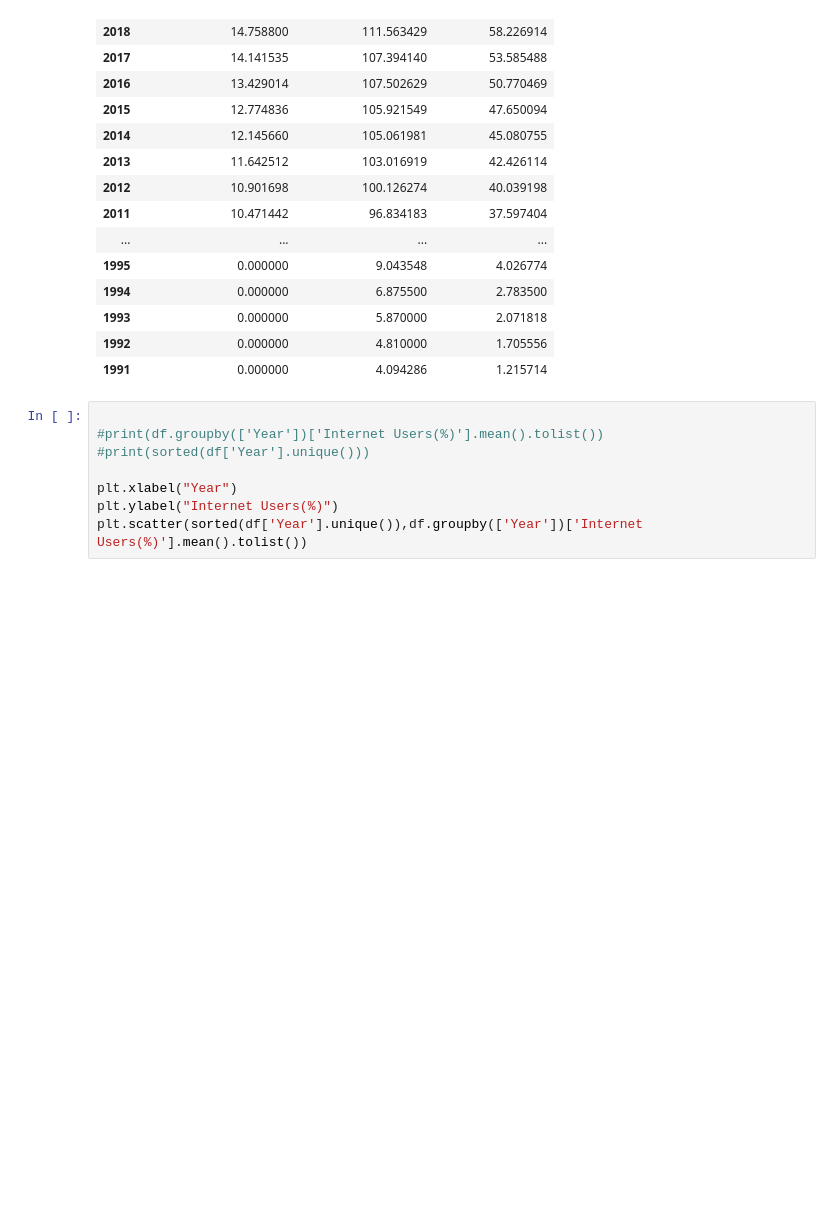
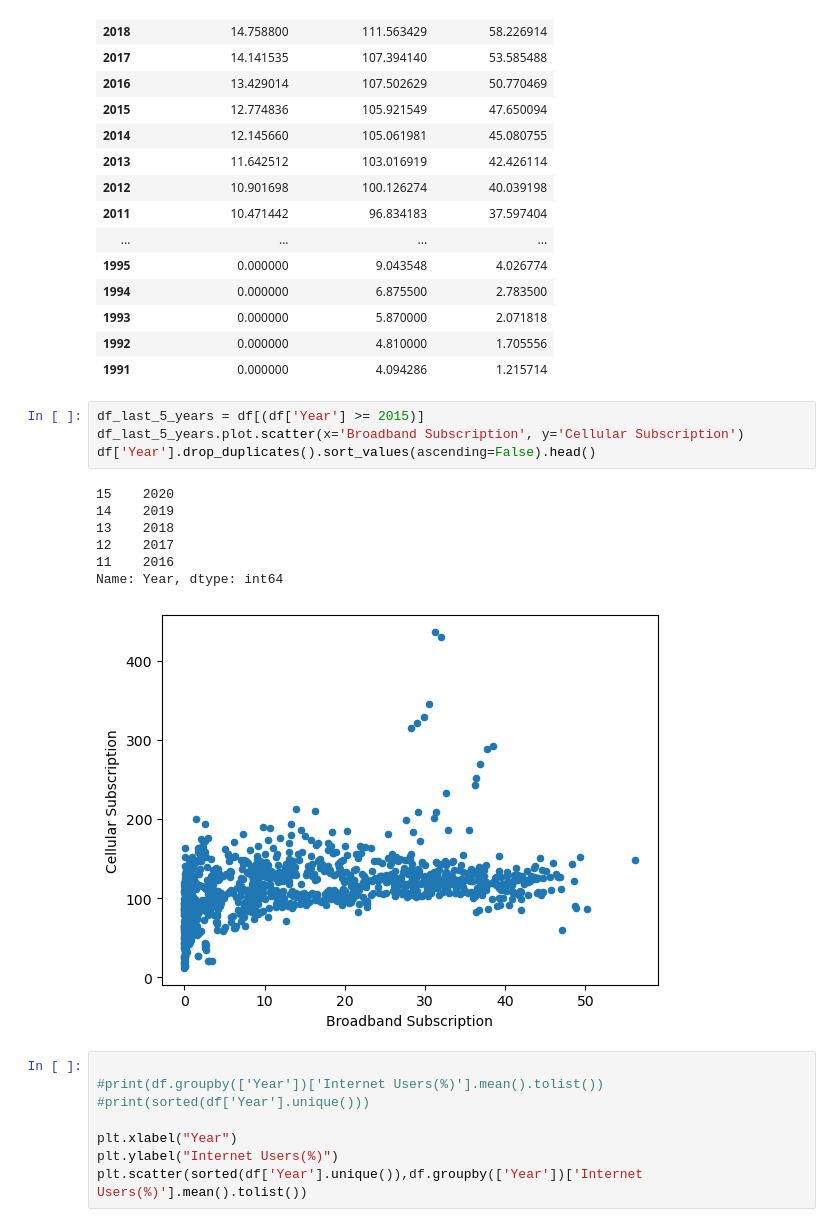
Before and after one commit to saad415/DataScience, a Jupyter notebook: EDA.ipynb, the cells around one changed output. Cells and saved outputs as stored; diff of their text form; blank space fills up the shorter version.

```diff
--- a/EDA.ipynb
+++ b/EDA.ipynb
@@ -129,6 +130,18 @@ pd.pivot_table(df, index = 'Year', values = ['Internet Users(%)','Cellular Subsc
 | 1993 | 0.000000 | 5.870000 | 2.071818 |
 | 1992 | 0.000000 | 4.810000 | 1.705556 |
 | 1991 | 0.000000 | 4.094286 | 1.215714 |
+# %%
+df_last_5_years = df[(df['Year'] >= 2015)]
+df_last_5_years.plot.scatter(x='Broadband Subscription', y='Cellular Subscription')
+df['Year'].drop_duplicates().sort_values(ascending=False).head()
+# %% [output]
+15    2020
+14    2019
+13    2018
+12    2017
+11    2016
+Name: Year, dtype: int64
+[figure, added]
 # %%
 
 #print(df.groupby(['Year'])['Internet Users(%)'].mean().tolist())
```
Also changed, not shown: parts of 11 cells of this notebook.
